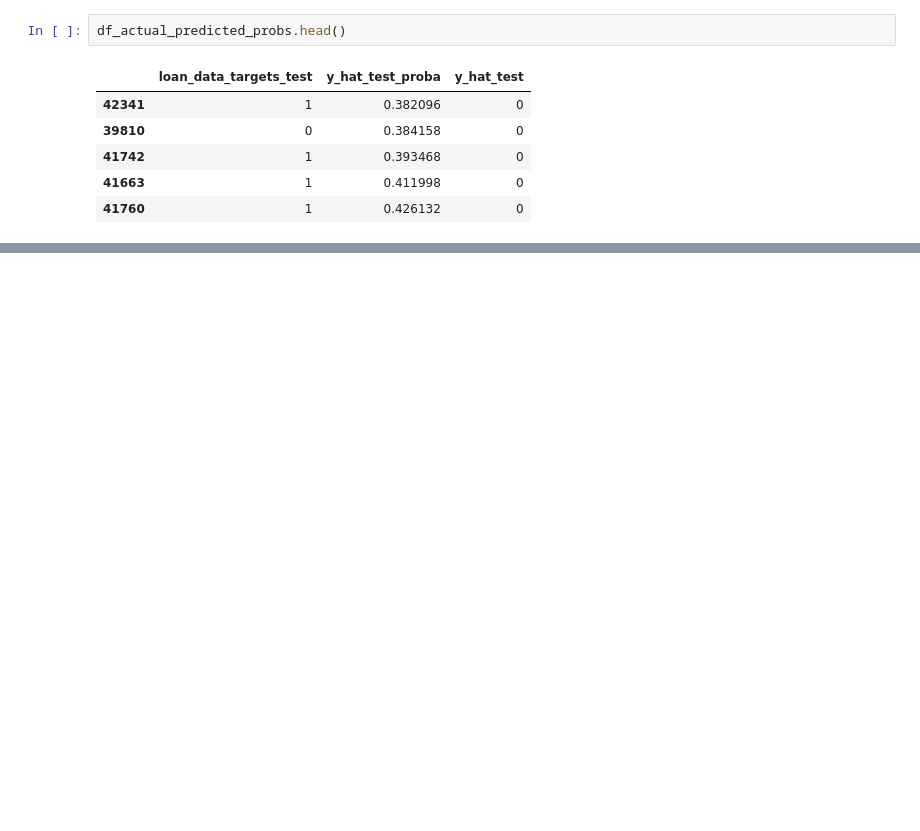
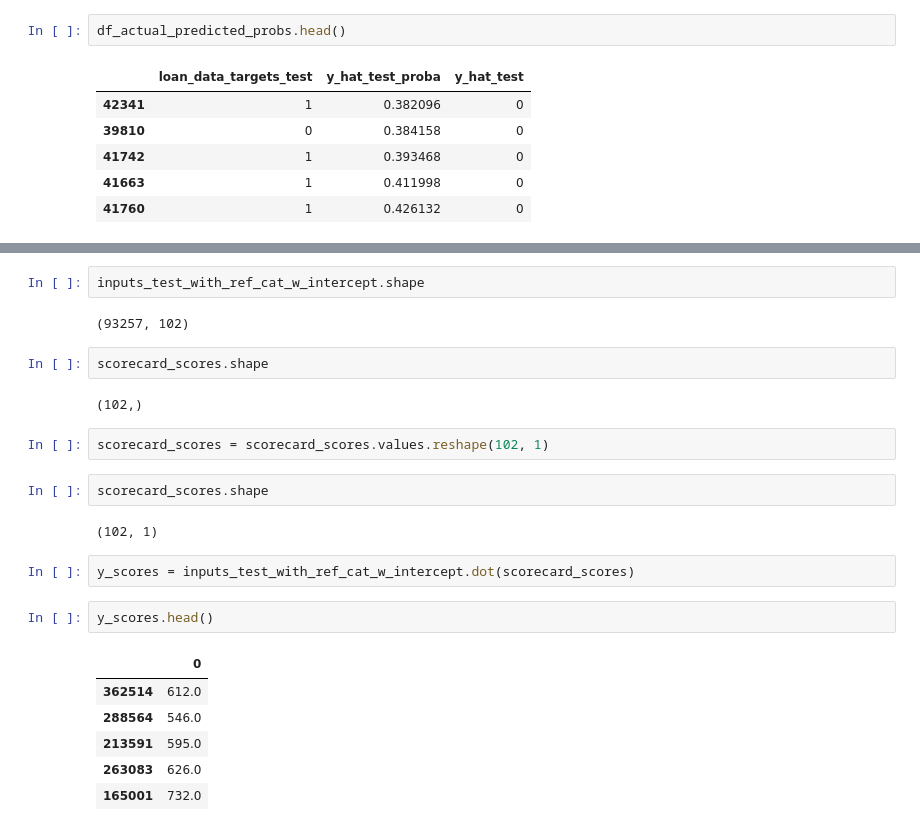
Before and after one commit to shruti-sriniv/Cred-Risk, a Jupyter notebook: PD-Model.ipynb, the cells around one changed output, grey strips where cells are left out. Drawn from its saved outputs; the diff is of its cells as text; blank space fills up the shorter version.

```diff
--- a/PD-Model.ipynb
+++ b/PD-Model.ipynb
@@ -1507,0 +1492,25 @@ y_scores = inputs_test_with_ref_cat_w_intercept.dot(scorecard_scores)
+# %%
+inputs_test_with_ref_cat_w_intercept.shape
+# %% [output]
+(93257, 102)
+# %%
+scorecard_scores.shape
+# %% [output]
+(102,)
+# %%
+scorecard_scores = scorecard_scores.values.reshape(102, 1)
+# %%
+scorecard_scores.shape
+# %% [output]
+(102, 1)
+# %%
+y_scores = inputs_test_with_ref_cat_w_intercept.dot(scorecard_scores)
+# %%
+y_scores.head()
+# %% [output]
+|  | 0 |
+| 362514 | 612.0 |
+| 288564 | 546.0 |
+| 213591 | 595.0 |
+| 263083 | 626.0 |
+| 165001 | 732.0 |
```
Also changed, not shown: parts of 135 cells of this notebook.
